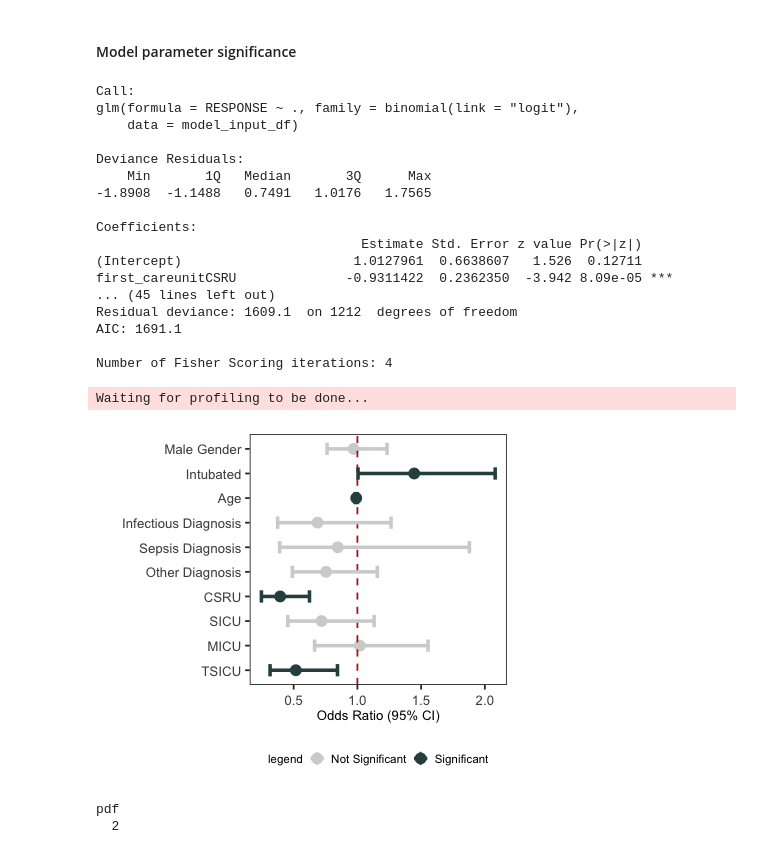
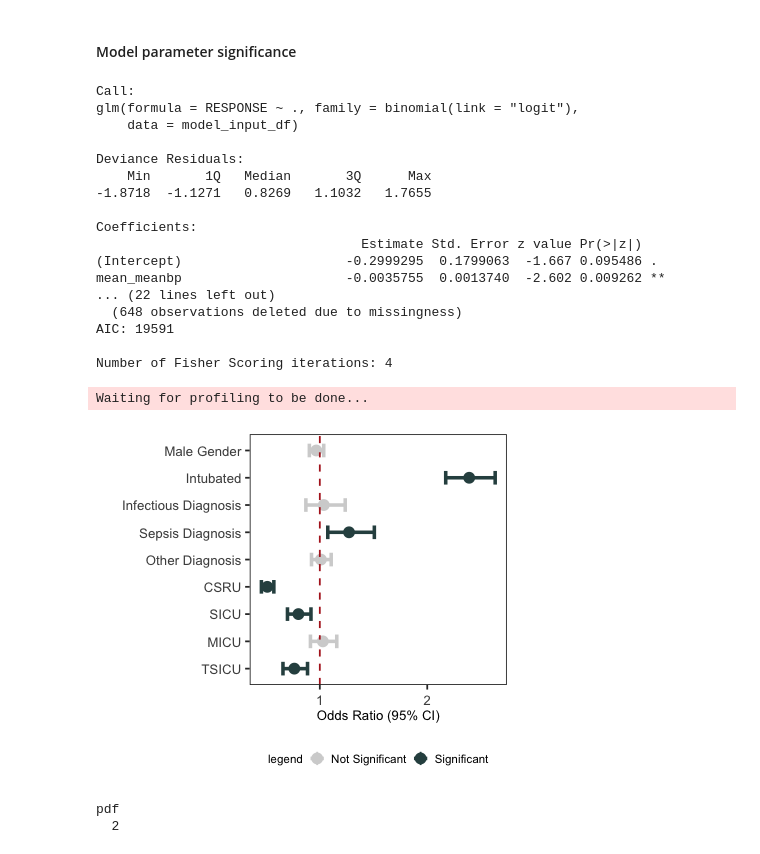
Before and after one commit to ruoyijiang/general, a Jupyter notebook: notebooks/R_Pressor_Outcomes_MultiPressor.ipynb, the cells around one changed output. Cells and saved outputs as stored; diff of their text form; code cells hidden in the pictures.

Commit message:
imputation, vif and CV corrections

```diff
--- a/notebooks/R_Pressor_Outcomes_MultiPressor.ipynb
+++ b/notebooks/R_Pressor_Outcomes_MultiPressor.ipynb
@@ -1974,10 +1986,9 @@ for(pressor_choice in pressor_choices){
 # %%
 lr_summary_list <- list()
 # %%
-LR_COEFFICIENT_DICT <- c(
+LR_CATEGORICAL_COEFFICIENT_DICT <- c(
 'genderM' = "Male Gender",
 'intubTRUE' = "Intubated",
-'age_cohort' = 'Age',
 'simple_diagnosisINFECTION' = "Infectious Diagnosis",
 'simple_diagnosisSEPSIS' = "Sepsis Diagnosis",
 'simple_diagnosisOTHER DIAGNOSIS' = "Other Diagnosis",
@@ -2019,9 +2040,11 @@ roc_with_ci <- function(obj) {
 - Ran into problems with missing data for glucose, spo2 and tempc, hence the selection of criteria as variables
 # %%
 model_input_df <- melt_results_df %>%
+    filter(INTERVAL == 2) %>%
     select(-pressor) %>%
     ungroup() %>%
-    mutate(VARIABLE = paste(ID, INTERVAL, sep = '_'), COURSE = course_id) %>%
+    mutate(VARIABLE = ID, COURSE = course_id) %>%
+    #mutate(VARIABLE = paste(ID, INTERVAL, sep = '_'), COURSE = course_id) %>%
     select(RESPONSE, COURSE, VARIABLE, VALUE) %>%
     mutate(VALUE = as.character(VALUE)) %>%
     bind_rows(
@@ -2047,7 +2070,10 @@ model_input_df <- melt_results_df %>%
              gender,
              contains("mean_meanbp"),
              contains("mean_resprate"),
-             contains("mean_heartrate")
+             contains("mean_heartrate") ,
+             contains("mean_tempc"),
+             contains("mean_spo2"),
+             contains("mean_glucose")
               )
 # %% [output]
 Warning message:
@@ -2055,0 +2167,5 @@ they will be dropped”
+# %%
+# imputation: 30 mins
+model_input_imputed_df <-
+    rfImpute(RESPONSE ~ . , family=binomial(link='logit'), data=model_input_df %>% select(contains("mean"), RESPONSE)) %>%
+    cbind(model_input_df %>% select(-contains("mean"), -RESPONSE))
@@ -2067,5 +2206,5 @@ dim(model_input_df)
 # %%
-model <- glm(RESPONSE ~ . , family=binomial(link='logit'),data=model_input_df)
+model <- glm(RESPONSE ~ . , family=binomial(link='logit'),data=model_input_imputed_df)
 # %% [markdown]
 #### Model parameter significance
 # %%
@@ -2077,15 +2216,15 @@ glm(formula = RESPONSE ~ ., family = binomial(link = "logit"),
 
 Deviance Residuals:
     Min       1Q   Median       3Q      Max
--1.8908  -1.1488   0.7491   1.0176   1.7565
+-1.8718  -1.1271   0.8269   1.1032   1.7655
 
 Coefficients:
                                   Estimate Std. Error z value Pr(>|z|)
-(Intercept)                      1.0127961  0.6638607   1.526  0.12711
-first_careunitCSRU              -0.9311422  0.2362350  -3.942 8.09e-05 ***
-... (45 lines left out)
-Residual deviance: 1609.1  on 1212  degrees of freedom
-AIC: 1691.1
+(Intercept)                     -0.2999295  0.1799063  -1.667 0.095486 .
+mean_meanbp                     -0.0035755  0.0013740  -2.602 0.009262 **
+... (22 lines left out)
+  (648 observations deleted due to missingness)
+AIC: 19591
 
 Number of Fisher Scoring iterations: 4
 # %%
@@ -2099,27 +2238,27 @@ oddsratio <- exp(cbind(coef(model), confint(model)))
 # %% [output]
 Waiting for profiling to be done...
 # %%
-options(repr.plot.height=3, repr.plot.width=3.5)
+options(repr.plot.width=3.5, repr.plot.height=3)
 p <- oddsratio %>% data.frame() %>%
     tibble::rownames_to_column("factor") %>%
     filter(factor != "(Intercept)") %>%
     rename(estimate = V1, lower = X2.5.., upper = X97.5..) %>%
     rowwise() %>%
     mutate(significant = (lower > 1 & upper > 1) | (lower < 1 & upper < 1)) %>%
     mutate(legend = if(significant){'Significant'}else{'Not Significant'}) %>%
-    filter(factor %in% names(LR_COEFFICIENT_DICT)) %>%
-    mutate(factor = LR_COEFFICIENT_DICT[factor]) %>%
-    mutate(factor = factor(factor, levels= rev(LR_COEFFICIENT_DICT))) %>%
+    filter(factor %in% names(LR_CATEGORICAL_COEFFICIENT_DICT)) %>%
+    mutate(factor = LR_CATEGORICAL_COEFFICIENT_DICT[factor]) %>%
+    mutate(factor = factor(factor, levels= rev(LR_CATEGORICAL_COEFFICIENT_DICT))) %>%
     ggplot(aes(x = factor,y = estimate, ymin = lower, ymax = upper ))+
         base_theme()+
         theme(legend.position="bottom")+
         geom_pointrange(aes(col=legend))+
         scale_color_manual(values=SIGNIFICANT_COLORS)+
         geom_hline(yintercept =1, linetype=2, color = "firebrick")+
         xlab('')+ ylab("Odds Ratio (95% CI)")+
         geom_errorbar(aes(ymin=lower, ymax=upper,col=legend),width=0.5,cex=1)+
         coord_flip()
 plot(p)
 # %% [output]
-[figure, old version]
+[figure, new version]
 # %%
```
Also changed, not shown: parts of 90 cells of this notebook.
